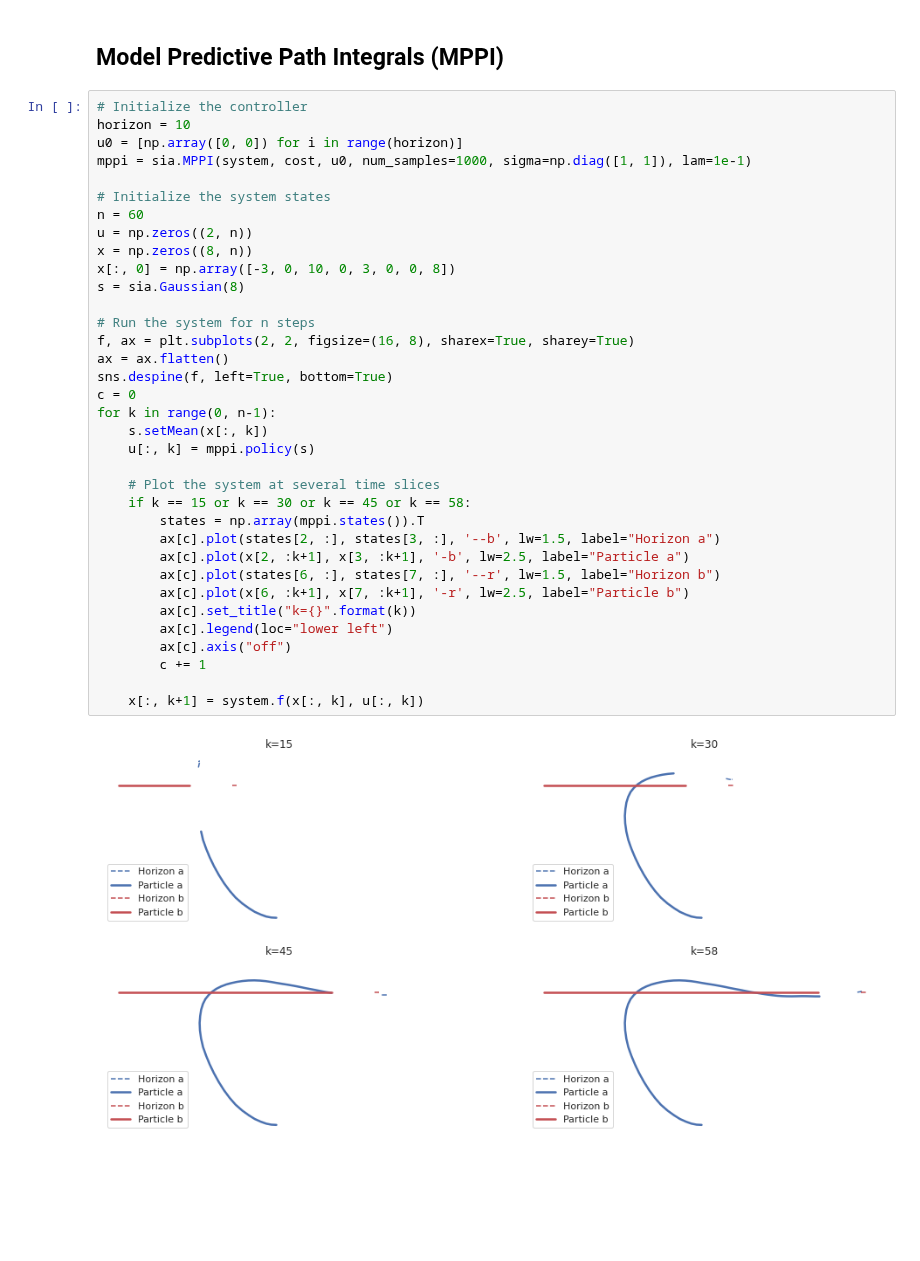
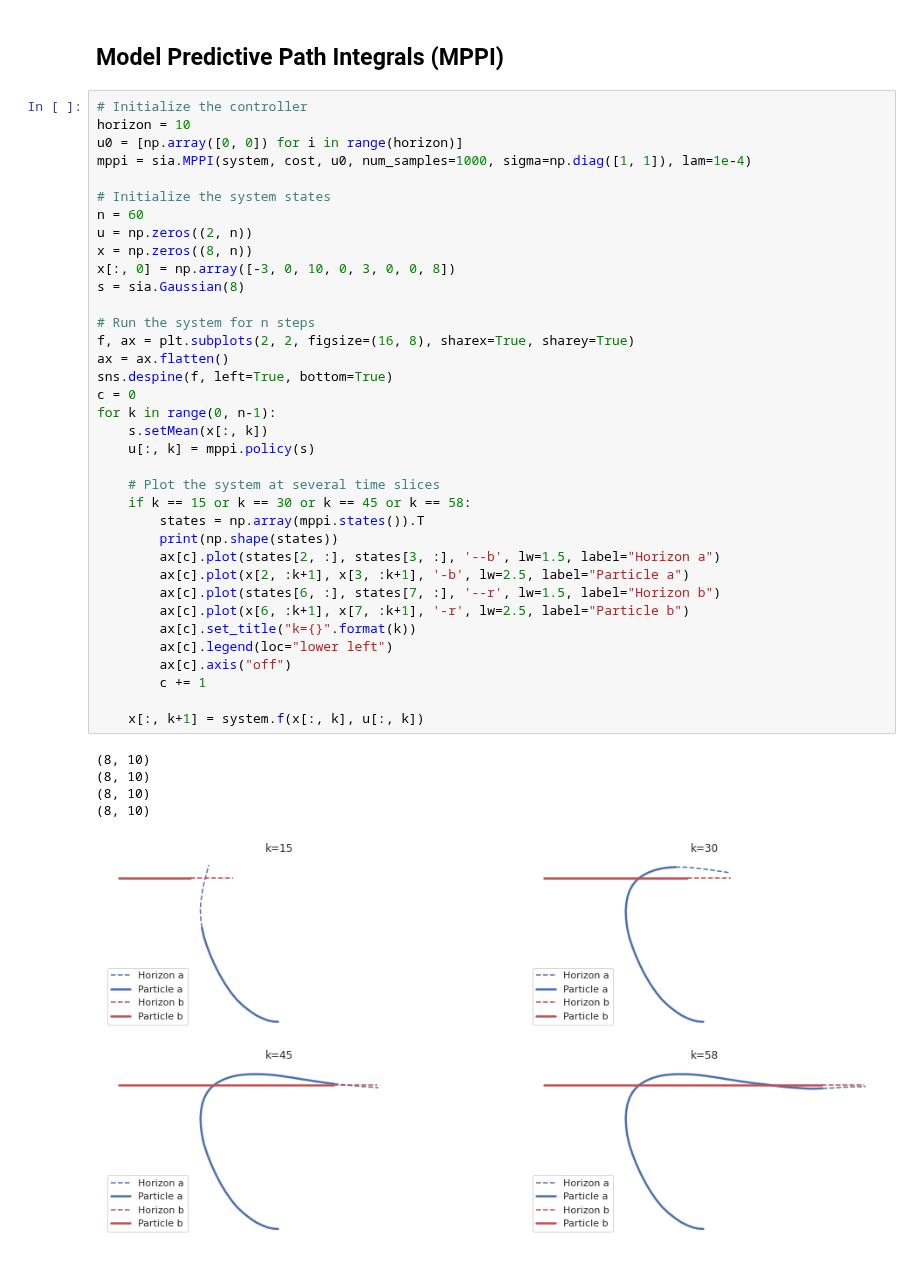
Before and after one commit to parkerowan/libsia, a Jupyter notebook: docs/notebooks/controllers.ipynb, the cells around one changed output. Drawn from its saved outputs; the diff is of its cells as text; blank space fills up the shorter version.

Commit message:
Fixes MPPI roullout

```diff
--- a/docs/notebooks/controllers.ipynb
+++ b/docs/notebooks/controllers.ipynb
@@ -304,36 +304,41 @@ for k in range(0, n-1):
 # Initialize the controller
 horizon = 10
 u0 = [np.array([0, 0]) for i in range(horizon)]
-mppi = sia.MPPI(system, cost, u0, num_samples=1000, sigma=np.diag([1, 1]), lam=1e-1)
+mppi = sia.MPPI(system, cost, u0, num_samples=1000, sigma=np.diag([1, 1]), lam=1e-4)
 
 # Initialize the system states
 n = 60
 u = np.zeros((2, n))
 x = np.zeros((8, n))
 x[:, 0] = np.array([-3, 0, 10, 0, 3, 0, 0, 8])
 s = sia.Gaussian(8)
 
 # Run the system for n steps
 f, ax = plt.subplots(2, 2, figsize=(16, 8), sharex=True, sharey=True)
 ax = ax.flatten()
 sns.despine(f, left=True, bottom=True)
 c = 0
 for k in range(0, n-1):
     s.setMean(x[:, k])
     u[:, k] = mppi.policy(s)
 
     # Plot the system at several time slices
     if k == 15 or k == 30 or k == 45 or k == 58:
         states = np.array(mppi.states()).T
+        print(np.shape(states))
         ax[c].plot(states[2, :], states[3, :], '--b', lw=1.5, label="Horizon a")
         ax[c].plot(x[2, :k+1], x[3, :k+1], '-b', lw=2.5, label="Particle a")
         ax[c].plot(states[6, :], states[7, :], '--r', lw=1.5, label="Horizon b")
         ax[c].plot(x[6, :k+1], x[7, :k+1], '-r', lw=2.5, label="Particle b")
         ax[c].set_title("k={}".format(k))
         ax[c].legend(loc="lower left")
         ax[c].axis("off")
         c += 1
 
     x[:, k+1] = system.f(x[:, k], u[:, k])
 # %% [output]
+(8, 10)
+(8, 10)
+(8, 10)
+(8, 10)
-[figure, old version]
+[figure, new version]
```
Also changed, not shown: 5 other files.
